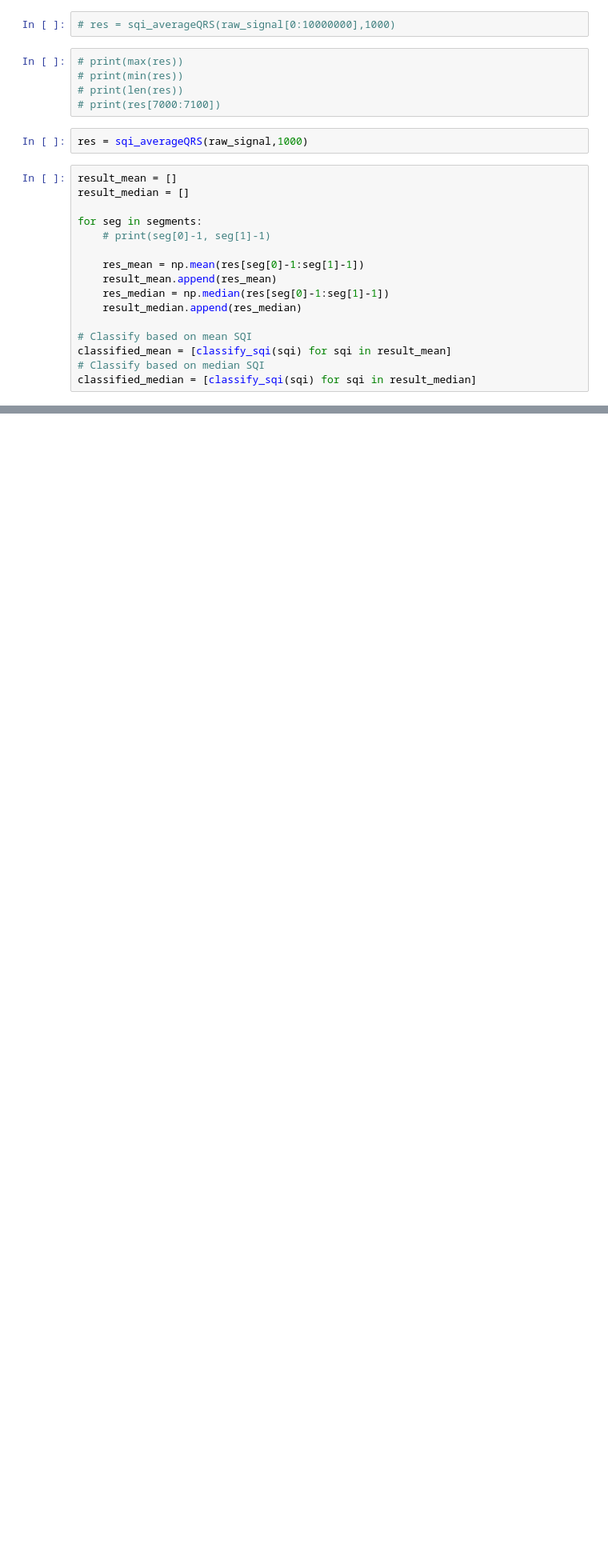
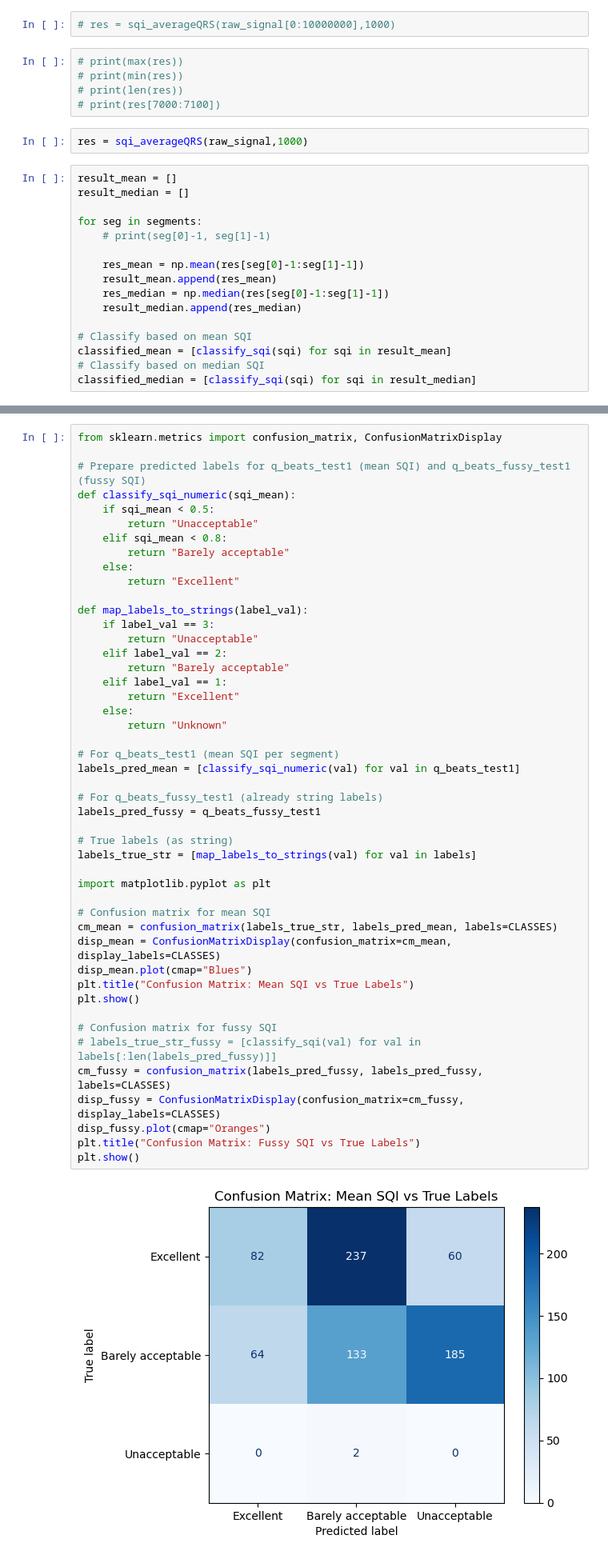
Before and after one commit to AU668208/Epilepsy_MasterThesis, a Jupyter notebook: QA_dataset/TestNotebookQDB.ipynb, the cells around one changed output, grey strips where cells are left out. Shown at 80% size. Cells and saved outputs as stored; diff of their text form; blank space fills up the shorter version.

```diff
--- a/QA_dataset/TestNotebookQDB.ipynb
+++ b/QA_dataset/TestNotebookQDB.ipynb
@@ -338,0 +406,49 @@ ValueError: All arrays must be of the same length
+# %%
+from sklearn.metrics import confusion_matrix, ConfusionMatrixDisplay
+
+# Prepare predicted labels for q_beats_test1 (mean SQI) and q_beats_fussy_test1 (fussy SQI)
+def classify_sqi_numeric(sqi_mean):
+    if sqi_mean < 0.5:
+        return "Unacceptable"
+    elif sqi_mean < 0.8:
+        return "Barely acceptable"
+    else:
+        return "Excellent"
+
+def map_labels_to_strings(label_val):
+    if label_val == 3:
+        return "Unacceptable"
+    elif label_val == 2:
+        return "Barely acceptable"
+    elif label_val == 1:
+        return "Excellent"
+    else:
+        return "Unknown"
+
+# For q_beats_test1 (mean SQI per segment)
+labels_pred_mean = [classify_sqi_numeric(val) for val in q_beats_test1]
+
+# For q_beats_fussy_test1 (already string labels)
+labels_pred_fussy = q_beats_fussy_test1
+
+# True labels (as string)
+labels_true_str = [map_labels_to_strings(val) for val in labels]
+
+import matplotlib.pyplot as plt
+
+# Confusion matrix for mean SQI
+cm_mean = confusion_matrix(labels_true_str, labels_pred_mean, labels=CLASSES)
+disp_mean = ConfusionMatrixDisplay(confusion_matrix=cm_mean, display_labels=CLASSES)
+disp_mean.plot(cmap="Blues")
+plt.title("Confusion Matrix: Mean SQI vs True Labels")
+plt.show()
+
+# Confusion matrix for fussy SQI
+# labels_true_str_fussy = [classify_sqi(val) for val in labels[:len(labels_pred_fussy)]]
+cm_fussy = confusion_matrix(labels_pred_fussy, labels_pred_fussy, labels=CLASSES)
+disp_fussy = ConfusionMatrixDisplay(confusion_matrix=cm_fussy, display_labels=CLASSES)
+disp_fussy.plot(cmap="Oranges")
+plt.title("Confusion Matrix: Fussy SQI vs True Labels")
+plt.show()
+# %% [output]
+[figure, added]
```
Also changed, not shown: parts of 19 cells of this notebook, 2 other files.
